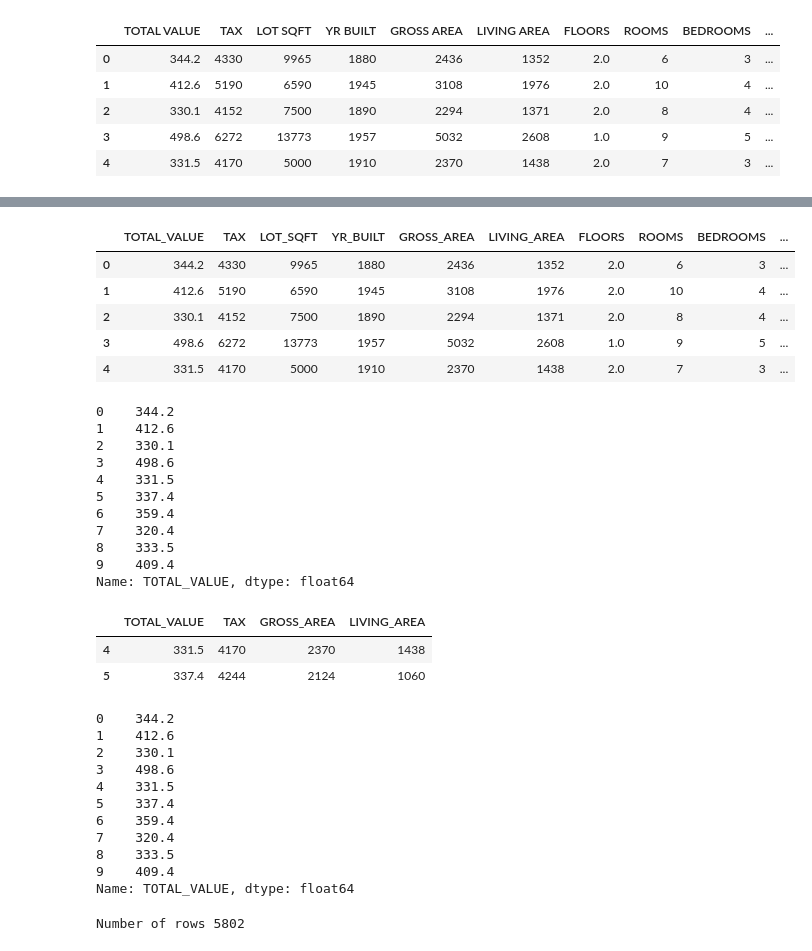
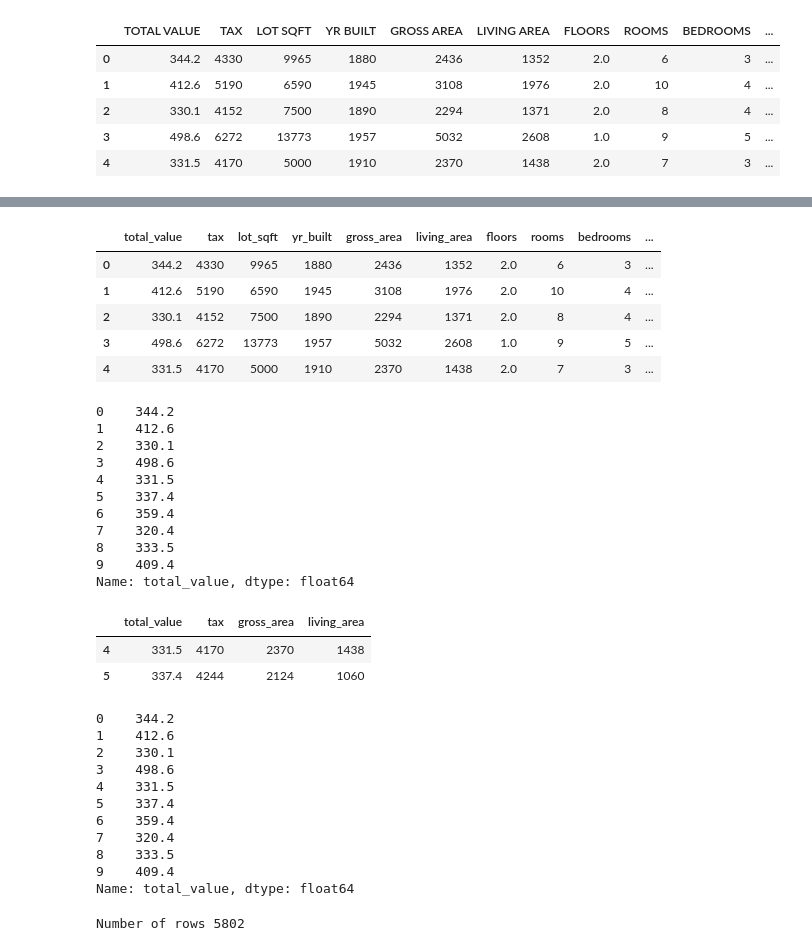
Before and after one commit to alextanhongpin/data-mining-for-business-analytics, a Jupyter notebook: 01_basic.ipynb, the cells around one changed output, grey strips where cells are left out. Cells and saved outputs as stored; diff of their text form; code cells hidden in the pictures.

```diff
--- a/01_basic.ipynb
+++ b/01_basic.ipynb
@@ -18,16 +86,16 @@ housing_df.head()
 # %%
 # Rename columns: replace spaces with '_' to allow dot notation.
-housing_df.columns = [s.strip().replace(" ", "_") for s in housing_df.columns]
+housing_df.columns = [s.strip().replace(" ", "_").lower() for s in housing_df.columns]
 housing_df.head()
 # %% [output]
-|  | TOTAL_VALUE | TAX | LOT_SQFT | YR_BUILT | GROSS_AREA | LIVING_AREA | FLOORS | ROOMS | BEDROOMS | ... |
+|  | total_value | tax | lot_sqft | yr_built | gross_area | living_area | floors | rooms | bedrooms | ... |
 | 0 | 344.2 | 4330 | 9965 | 1880 | 2436 | 1352 | 2.0 | 6 | 3 | ... |
 | 1 | 412.6 | 5190 | 6590 | 1945 | 3108 | 1976 | 2.0 | 10 | 4 | ... |
 | 2 | 330.1 | 4152 | 7500 | 1890 | 2294 | 1371 | 2.0 | 8 | 4 | ... |
 | 3 | 498.6 | 6272 | 13773 | 1957 | 5032 | 2608 | 1.0 | 9 | 5 | ... |
 | 4 | 331.5 | 4170 | 5000 | 1910 | 2370 | 1438 | 2.0 | 7 | 3 | ... |
 # %%
-housing_df.iloc[:10].TOTAL_VALUE
+housing_df.iloc[:10].total_value
 # %% [output]
 0    344.2
 1    412.6
@@ -39,17 +107,17 @@ housing_df.iloc[:10].TOTAL_VALUE
 7    320.4
 8    333.5
 9    409.4
-Name: TOTAL_VALUE, dtype: float64
+Name: total_value, dtype: float64
 # %%
 # 0=rows, 1=columns
 # Concatenate the columns
 pd.concat([housing_df.iloc[4:6, 0:2], housing_df.iloc[4:6, 4:6]], axis=1)
 # %% [output]
-|  | TOTAL_VALUE | TAX | GROSS_AREA | LIVING_AREA |
+|  | total_value | tax | gross_area | living_area |
 | 4 | 331.5 | 4170 | 2370 | 1438 |
 | 5 | 337.4 | 4244 | 2124 | 1060 |
 # %%
-housing_df.TOTAL_VALUE[:10]
+housing_df.total_value[:10]
 # %% [output]
 0    344.2
 1    412.6
@@ -61,5 +129,5 @@ housing_df.TOTAL_VALUE[:10]
 7    320.4
 8    333.5
 9    409.4
-Name: TOTAL_VALUE, dtype: float64
+Name: total_value, dtype: float64
 # %%
```
Also changed, not shown: parts of 20 cells of this notebook.
